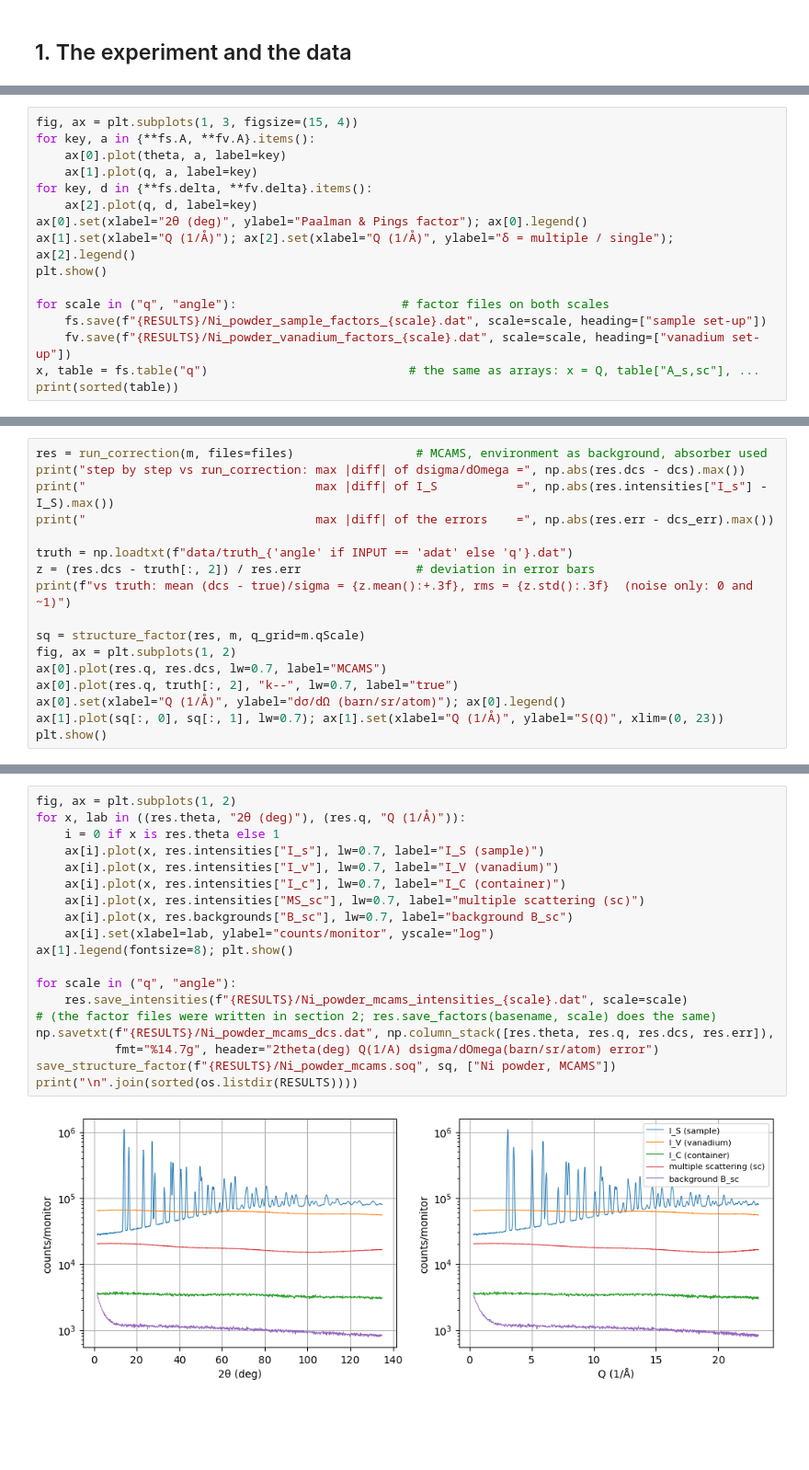
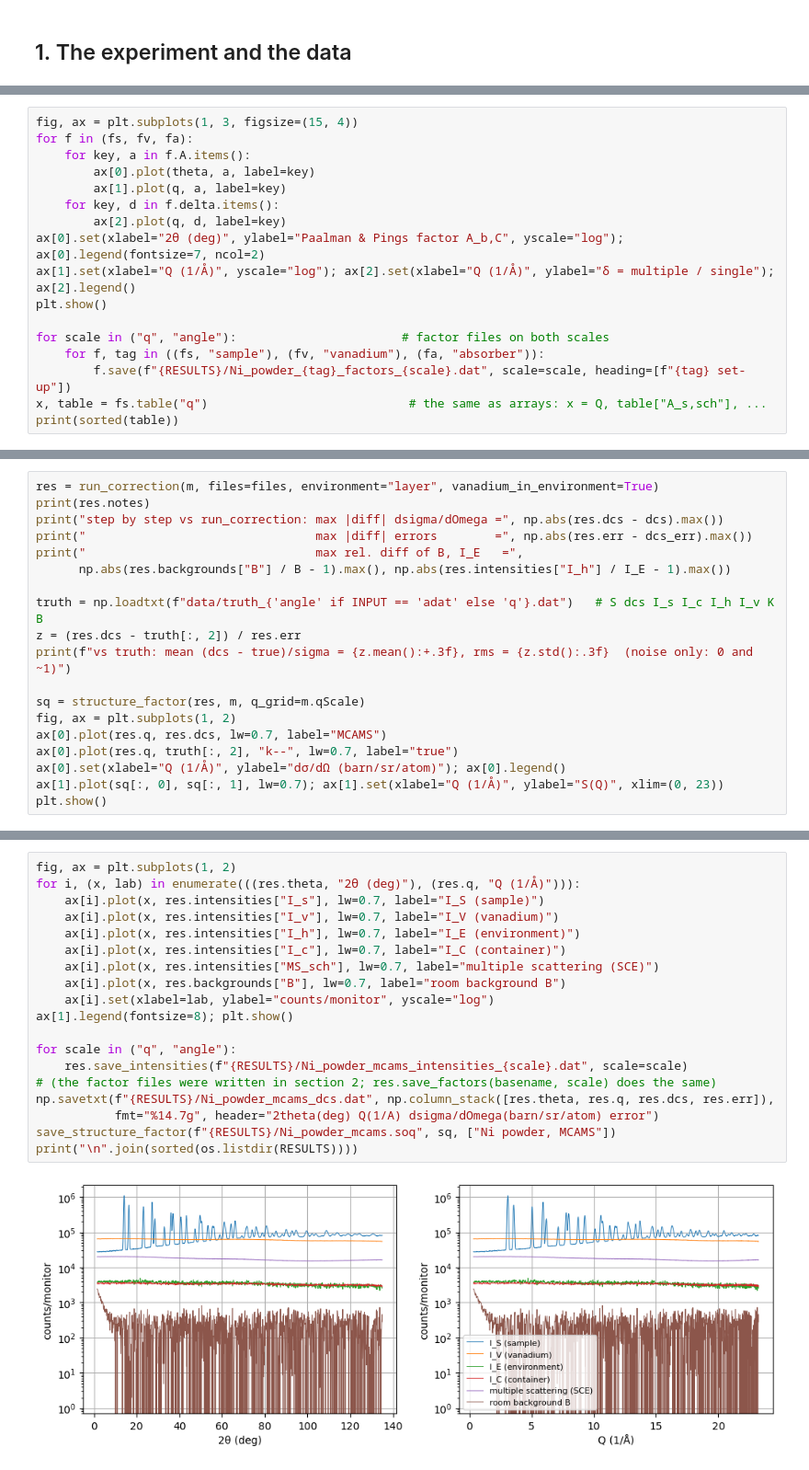
Before and after one commit to gabrielcuello/ToScaNA, a Jupyter notebook: example/D4_corrections_example.ipynb, the cells around one changed output, grey strips where cells are left out. Shown at 92% size. Drawn from its saved outputs; the diff is of its cells as text; blank space fills up the shorter version.

```diff
--- a/example/D4_corrections_example.ipynb
+++ b/example/D4_corrections_example.ipynb
@@ -122,17 +154,18 @@ P (b at/A^3 mm) : {'c': 0.07384, 's': 2.07611, 'v': 1.33812}
 # %%
 fig, ax = plt.subplots(1, 3, figsize=(15, 4))
-for key, a in {**fs.A, **fv.A}.items():
-    ax[0].plot(theta, a, label=key)
-    ax[1].plot(q, a, label=key)
-for key, d in {**fs.delta, **fv.delta}.items():
-    ax[2].plot(q, d, label=key)
-ax[0].set(xlabel="2θ (deg)", ylabel="Paalman & Pings factor"); ax[0].legend()
-ax[1].set(xlabel="Q (1/Å)"); ax[2].set(xlabel="Q (1/Å)", ylabel="δ = multiple / single"); ax[2].legend()
+for f in (fs, fv, fa):
+    for key, a in f.A.items():
+        ax[0].plot(theta, a, label=key)
+        ax[1].plot(q, a, label=key)
+    for key, d in f.delta.items():
+        ax[2].plot(q, d, label=key)
+ax[0].set(xlabel="2θ (deg)", ylabel="Paalman & Pings factor A_b,C", yscale="log"); ax[0].legend(fontsize=7, ncol=2)
+ax[1].set(xlabel="Q (1/Å)", yscale="log"); ax[2].set(xlabel="Q (1/Å)", ylabel="δ = multiple / single"); ax[2].legend()
 plt.show()
 
 for scale in ("q", "angle"):                       # factor files on both scales
-    fs.save(f"{RESULTS}/Ni_powder_sample_factors_{scale}.dat", scale=scale, heading=["sample set-up"])
-    fv.save(f"{RESULTS}/Ni_powder_vanadium_factors_{scale}.dat", scale=scale, heading=["vanadium set-up"])
-x, table = fs.table("q")                            # the same as arrays: x = Q, table["A_s,sc"], ...
+    for f, tag in ((fs, "sample"), (fv, "vanadium"), (fa, "absorber")):
+        f.save(f"{RESULTS}/Ni_powder_{tag}_factors_{scale}.dat", scale=scale, heading=[f"{tag} set-up"])
+x, table = fs.table("q")                            # the same as arrays: x = Q, table["A_s,sch"], ...
 print(sorted(table))
 # %% [output]
@@ -205,11 +262,13 @@ intensities are in `res.intensities` (`I_s`, `I_c`, `I_v`, `MS_sc`, ...), the ba
 # %%
-res = run_correction(m, files=files)                 # MCAMS, environment as background, absorber used
-print("step by step vs run_correction: max |diff| of dsigma/dOmega =", np.abs(res.dcs - dcs).max())
-print("                                max |diff| of I_S           =", np.abs(res.intensities["I_s"] - I_S).max())
-print("                                max |diff| of the errors    =", np.abs(res.err - dcs_err).max())
+res = run_correction(m, files=files, environment="layer", vanadium_in_environment=True)
+print(res.notes)
+print("step by step vs run_correction: max |diff| dsigma/dOmega =", np.abs(res.dcs - dcs).max())
+print("                                max |diff| errors        =", np.abs(res.err - dcs_err).max())
+print("                                max rel. diff of B, I_E   =",
+      np.abs(res.backgrounds["B"] / B - 1).max(), np.abs(res.intensities["I_h"] / I_E - 1).max())
 
-truth = np.loadtxt(f"data/truth_{'angle' if INPUT == 'adat' else 'q'}.dat")
-z = (res.dcs - truth[:, 2]) / res.err                # deviation in error bars
+truth = np.loadtxt(f"data/truth_{'angle' if INPUT == 'adat' else 'q'}.dat")   # S dcs I_s I_c I_h I_v K B
+z = (res.dcs - truth[:, 2]) / res.err
 print(f"vs truth: mean (dcs - true)/sigma = {z.mean():+.3f}, rms = {z.std():.3f}  (noise only: 0 and ~1)")
 
 sq = structure_factor(res, m, q_grid=m.qScale)
@@ -230,21 +290,21 @@ vs truth: mean (dcs - true)/sigma = +0.007, rms = 1.001  (noise only: 0 and ~1)
 # %%
 fig, ax = plt.subplots(1, 2)
-for x, lab in ((res.theta, "2θ (deg)"), (res.q, "Q (1/Å)")):
-    i = 0 if x is res.theta else 1
+for i, (x, lab) in enumerate(((res.theta, "2θ (deg)"), (res.q, "Q (1/Å)"))):
     ax[i].plot(x, res.intensities["I_s"], lw=0.7, label="I_S (sample)")
     ax[i].plot(x, res.intensities["I_v"], lw=0.7, label="I_V (vanadium)")
+    ax[i].plot(x, res.intensities["I_h"], lw=0.7, label="I_E (environment)")
     ax[i].plot(x, res.intensities["I_c"], lw=0.7, label="I_C (container)")
-    ax[i].plot(x, res.intensities["MS_sc"], lw=0.7, label="multiple scattering (sc)")
-    ax[i].plot(x, res.backgrounds["B_sc"], lw=0.7, label="background B_sc")
+    ax[i].plot(x, res.intensities["MS_sch"], lw=0.7, label="multiple scattering (SCE)")
+    ax[i].plot(x, res.backgrounds["B"], lw=0.7, label="room background B")
     ax[i].set(xlabel=lab, ylabel="counts/monitor", yscale="log")
 ax[1].legend(fontsize=8); plt.show()
 
 for scale in ("q", "angle"):
     res.save_intensities(f"{RESULTS}/Ni_powder_mcams_intensities_{scale}.dat", scale=scale)
 # (the factor files were written in section 2; res.save_factors(basename, scale) does the same)
 np.savetxt(f"{RESULTS}/Ni_powder_mcams_dcs.dat", np.column_stack([res.theta, res.q, res.dcs, res.err]),
            fmt="%14.7g", header="2theta(deg) Q(1/A) dsigma/dOmega(barn/sr/atom) error")
 save_structure_factor(f"{RESULTS}/Ni_powder_mcams.soq", sq, ["Ni powder, MCAMS"])
 print("\n".join(sorted(os.listdir(RESULTS))))
 # %% [output]
-[figure, old version]
+[figure, new version]
```
Also changed, not shown: parts of 22 cells of this notebook, 24 other files.
